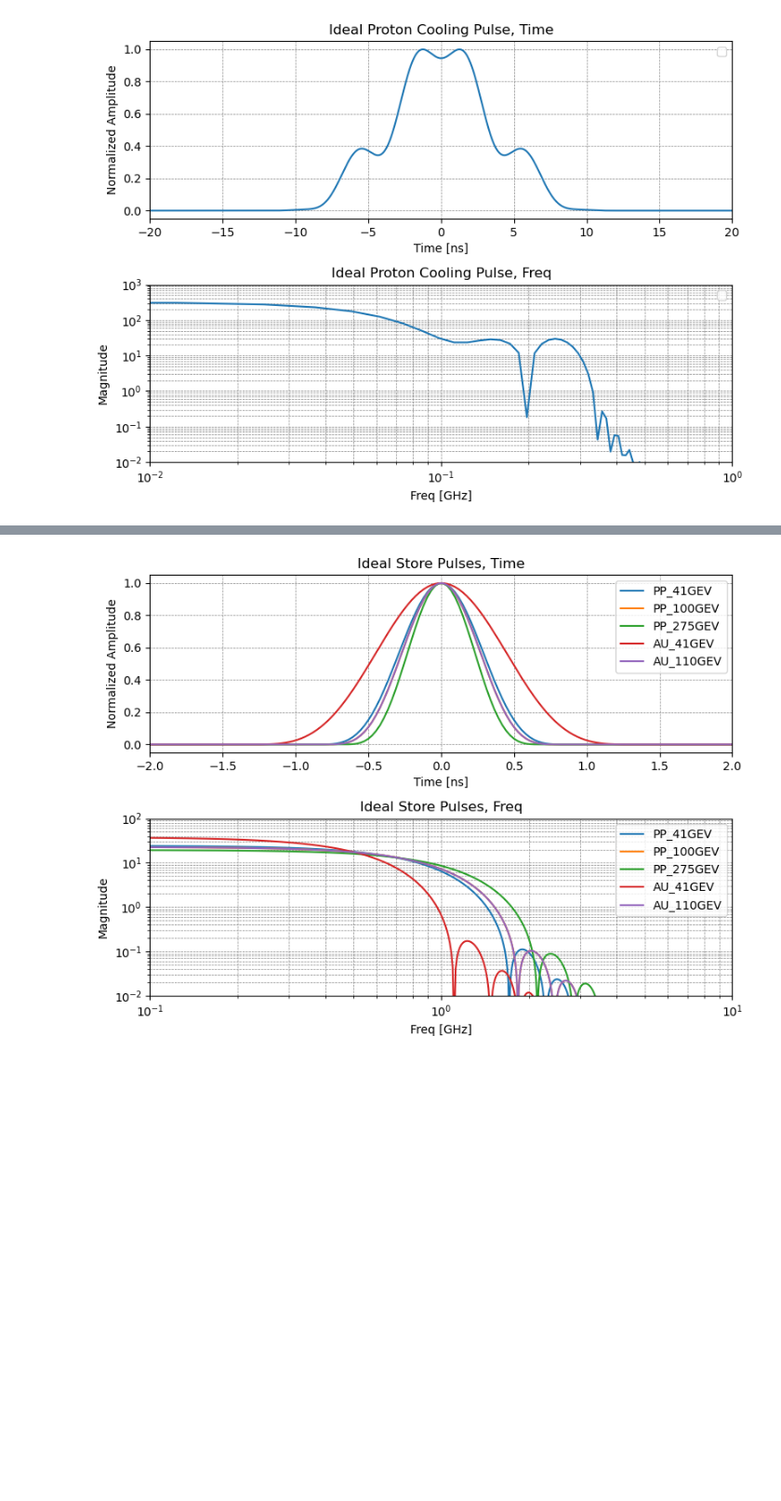
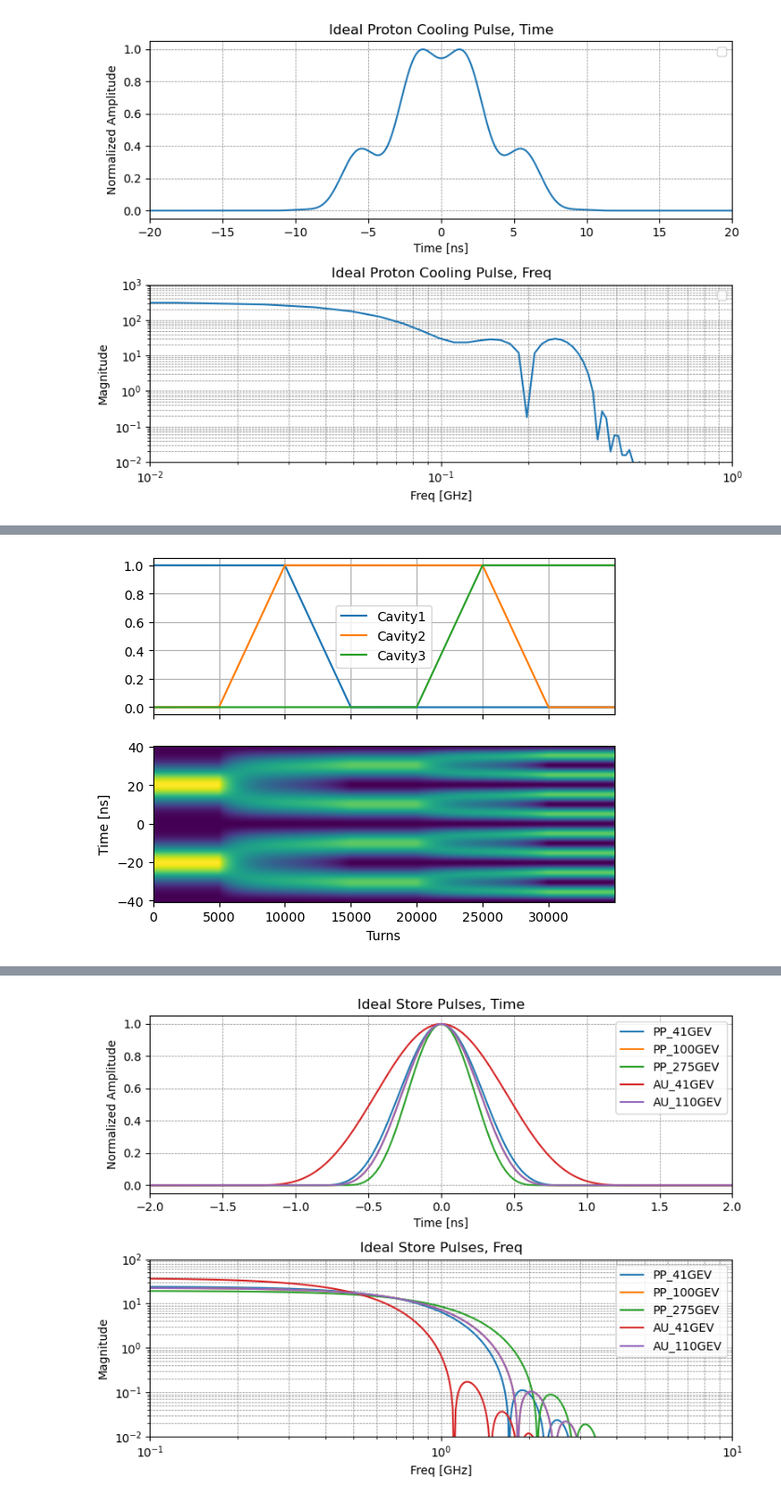
Before and after one commit to whyven/instrSimTools, a Jupyter notebook: instrSimTools/Testing_Notebook.ipynb, the cells around one changed output, grey strips where cells are left out. Shown at 93% size. Cells and saved outputs as stored; diff of their text form; code cells hidden in the pictures; blank space fills up the shorter version.

```diff
--- a/instrSimTools/Testing_Notebook.ipynb
+++ b/instrSimTools/Testing_Notebook.ipynb
@@ -605,0 +637,33 @@ plot_gaus_pulses( time_ary, HSR_SIGS['PP_RAMP'], freq_ary, HSR_SPECS['PP_RAMP'],
+# %%
+sig_test = []
+llast = []
+last = np.trapz(HSR_SIGS['PP_INJ'])
+for m1, m2, m3, s1, s2 in zip(cav1, cav2, cav3, splt1_r, splt2_r):
+    # --- Add cavities together
+    temp1 = m1*cap_sin
+    temp1 += m2*bs1_sin
+    temp1 += m3*bs2_sin
+    # --- Add split together
+    temp1 += -1*m2*( str1_sin+ np.sqrt(m1**2+m2**2) )
+    temp1 += -1*m3*( str2_sin+ np.sqrt(m2**2+m3**2) )
+    # --- Correct values
+    temp1 -= temp1.min()
+    temp1 /= temp1.max()
+    temp1 *= last/np.trapz(temp1)
+    sig_test.append( temp1 )
+    last = np.trapz(temp1)
+    llast.append(last)
+sig_test = np.array(sig_test)
+# %%
+turn_ary = np.arange(turns)
+fig, ax = plt.subplots(nrows=2, sharex=True)
+ax[0].plot( turn_ary, cav1, turn_ary, cav2, turn_ary, cav3,)# turns, splt1_r, turns, splt2_r )
+ax[0].grid()
+ax[1].set_ylabel("Cavity Intensity [a.u.]")
+ax[0].legend(["Cavity1","Cavity2","Cavity3",])
+ax[1].pcolormesh( turn_ary, time_ary*1e9, sig_test.T, shading='nearest' )
+ax[1].set_ylabel("Time [ns]")
+ax[1].set_xlabel("Turns")
+plt.show()
+# %% [output]
+[figure, added]
```
Also changed, not shown: parts of 23 cells of this notebook, 1 other file.
